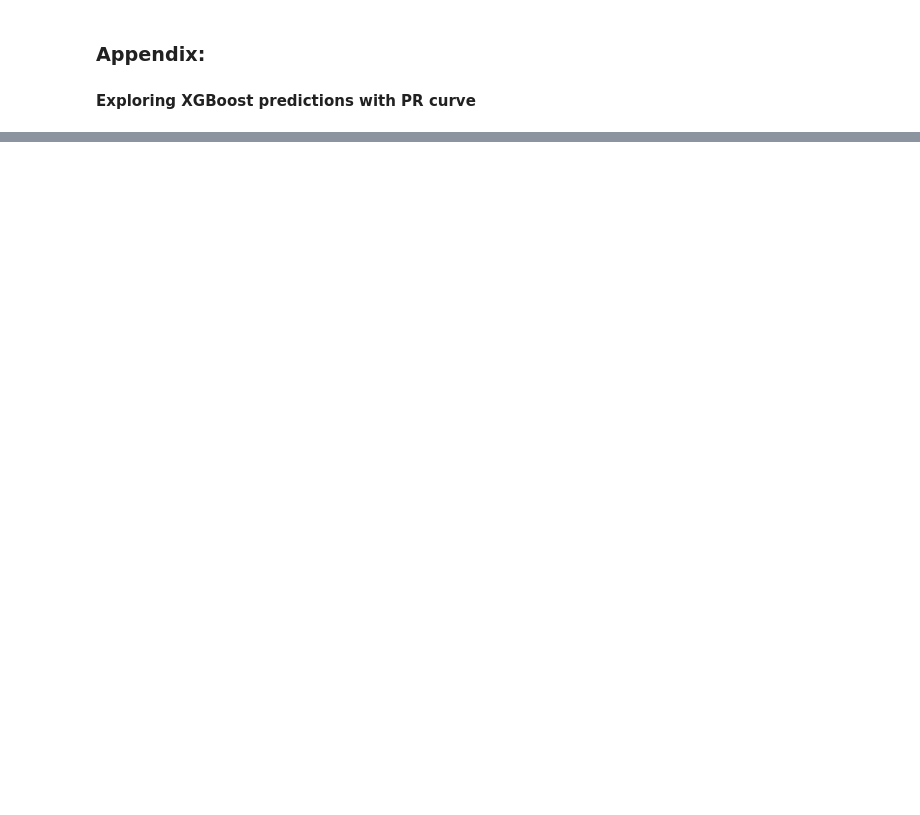
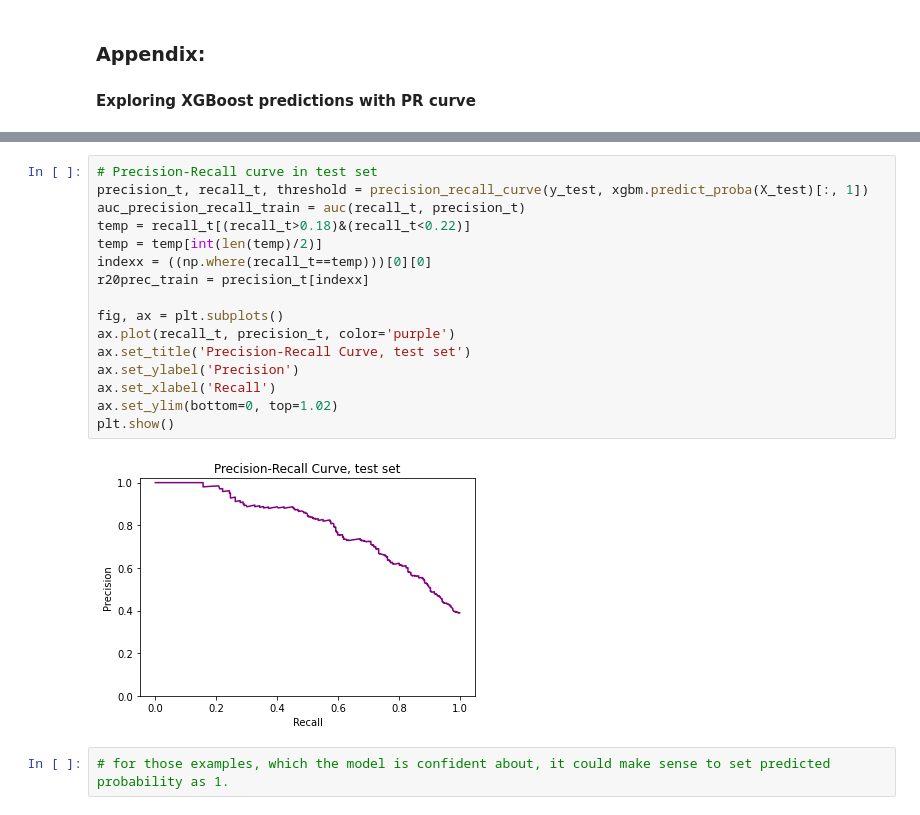
Before and after one commit to MykolaPinchuk/KaggleProjects, a Jupyter notebook: kp10-titanic-v0.ipynb, the cells around one changed output, grey strips where cells are left out. Cells and saved outputs as stored; diff of their text form; blank space fills up the shorter version.

```diff
--- a/kp10-titanic-v0.ipynb
+++ b/kp10-titanic-v0.ipynb
@@ -302,0 +393,20 @@ FileLink(r'KP10_v2_vc.csv')
+# %%
+# Precision-Recall curve in test set
+precision_t, recall_t, threshold = precision_recall_curve(y_test, xgbm.predict_proba(X_test)[:, 1])
+auc_precision_recall_train = auc(recall_t, precision_t)
+temp = recall_t[(recall_t>0.18)&(recall_t<0.22)]
+temp = temp[int(len(temp)/2)]
+indexx = ((np.where(recall_t==temp)))[0][0]
+r20prec_train = precision_t[indexx]
+
+fig, ax = plt.subplots()
+ax.plot(recall_t, precision_t, color='purple')
+ax.set_title('Precision-Recall Curve, test set')
+ax.set_ylabel('Precision')
+ax.set_xlabel('Recall')
+ax.set_ylim(bottom=0, top=1.02)
+plt.show()
+# %% [output]
+[figure, added]
+# %%
+# for those examples, which the model is confident about, it could make sense to set predicted probability as 1.
```
Also changed, not shown: parts of 6 cells of this notebook.
